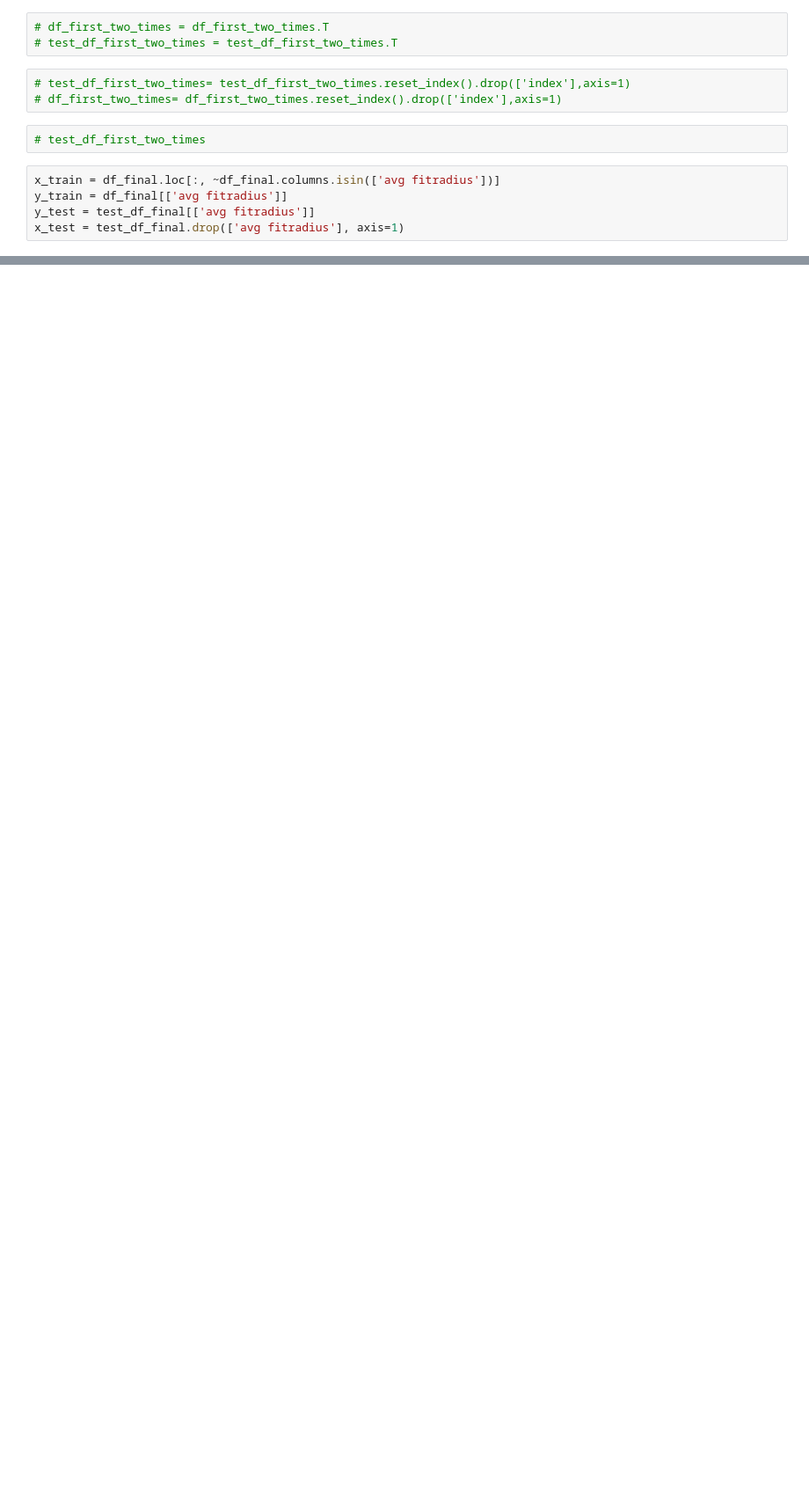
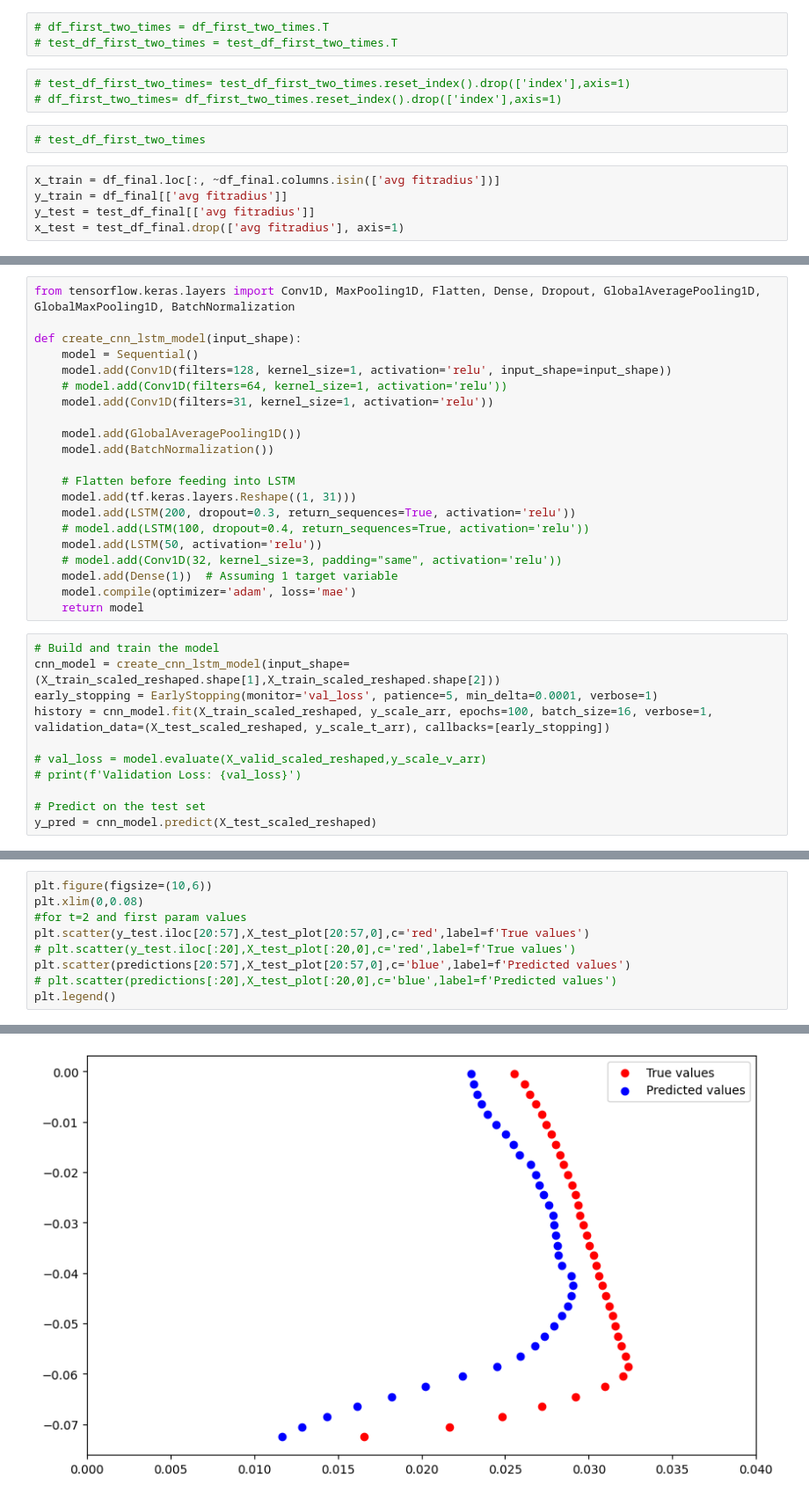
Before and after one commit to 21cs053jay/IITGN, a Jupyter notebook: Sentaurus/Data/all_data_extra.ipynb, the cells around one changed output, grey strips where cells are left out. Shown at 88% size. Saved outputs shown, nothing was run; the diff lists cells and outputs as text; blank space fills up the shorter version.

```diff
--- a/Sentaurus/Data/all_data_extra.ipynb
+++ b/Sentaurus/Data/all_data_extra.ipynb
@@ -394,0 +553,32 @@ plt.legend()
+# %%
+from tensorflow.keras.layers import Conv1D, MaxPooling1D, Flatten, Dense, Dropout, GlobalAveragePooling1D, GlobalMaxPooling1D, BatchNormalization
+
+def create_cnn_lstm_model(input_shape):
+    model = Sequential()
+    model.add(Conv1D(filters=128, kernel_size=1, activation='relu', input_shape=input_shape))
+    # model.add(Conv1D(filters=64, kernel_size=1, activation='relu'))
+    model.add(Conv1D(filters=31, kernel_size=1, activation='relu'))
+
+    model.add(GlobalAveragePooling1D())
+    model.add(BatchNormalization())
+
+    # Flatten before feeding into LSTM
+    model.add(tf.keras.layers.Reshape((1, 31)))
+    model.add(LSTM(200, dropout=0.3, return_sequences=True, activation='relu'))
+    # model.add(LSTM(100, dropout=0.4, return_sequences=True, activation='relu'))
+    model.add(LSTM(50, activation='relu'))
+    # model.add(Conv1D(32, kernel_size=3, padding="same", activation='relu'))
+    model.add(Dense(1))  # Assuming 1 target variable
+    model.compile(optimizer='adam', loss='mae')
+    return model
+# %%
+# Build and train the model
+cnn_model = create_cnn_lstm_model(input_shape=(X_train_scaled_reshaped.shape[1],X_train_scaled_reshaped.shape[2]))
+early_stopping = EarlyStopping(monitor='val_loss', patience=5, min_delta=0.0001, verbose=1)
+history = cnn_model.fit(X_train_scaled_reshaped, y_scale_arr, epochs=100, batch_size=16, verbose=1, validation_data=(X_test_scaled_reshaped, y_scale_t_arr), callbacks=[early_stopping])
+
+# val_loss = model.evaluate(X_valid_scaled_reshaped,y_scale_v_arr)
+# print(f'Validation Loss: {val_loss}')
+
+# Predict on the test set
+y_pred = cnn_model.predict(X_test_scaled_reshaped)
@@ -394,0 +607,10 @@ plt.legend()
+# %%
+plt.figure(figsize=(10,6))
+plt.xlim(0,0.08)
+#for t=2 and first param values
+plt.scatter(y_test.iloc[20:57],X_test_plot[20:57,0],c='red',label=f'True values')
+# plt.scatter(y_test.iloc[:20],X_test_plot[:20,0],c='red',label=f'True values')
+plt.scatter(predictions[20:57],X_test_plot[20:57,0],c='blue',label=f'Predicted values')
+# plt.scatter(predictions[:20],X_test_plot[:20,0],c='blue',label=f'Predicted values')
+plt.legend()
+# %% [output]
@@ -394,0 +618 @@ plt.legend()
+[figure, added]
```
Also changed, not shown: parts of 57 cells of this notebook, 17 other files.
